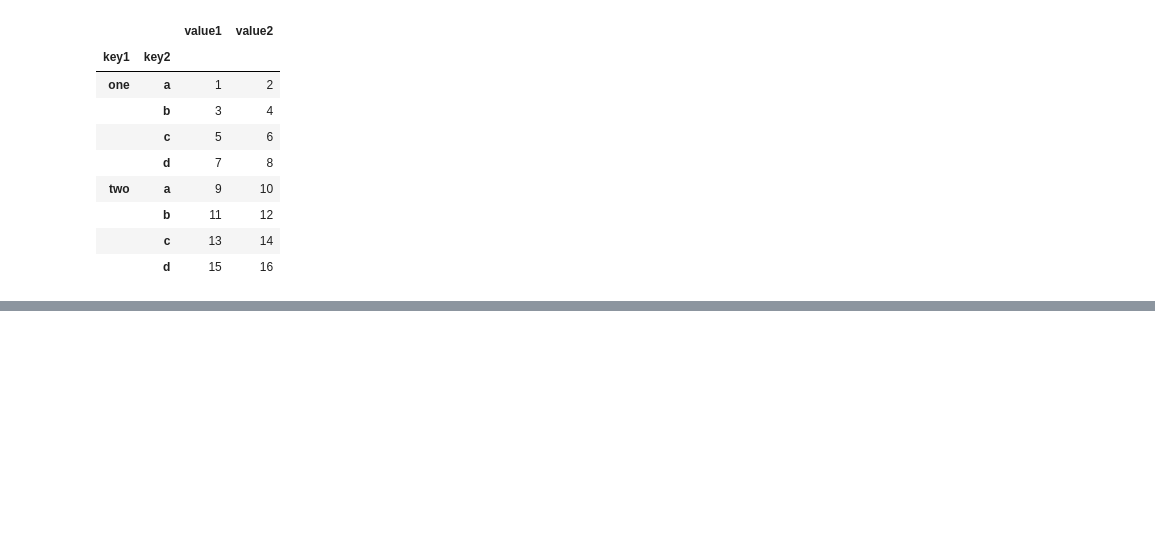
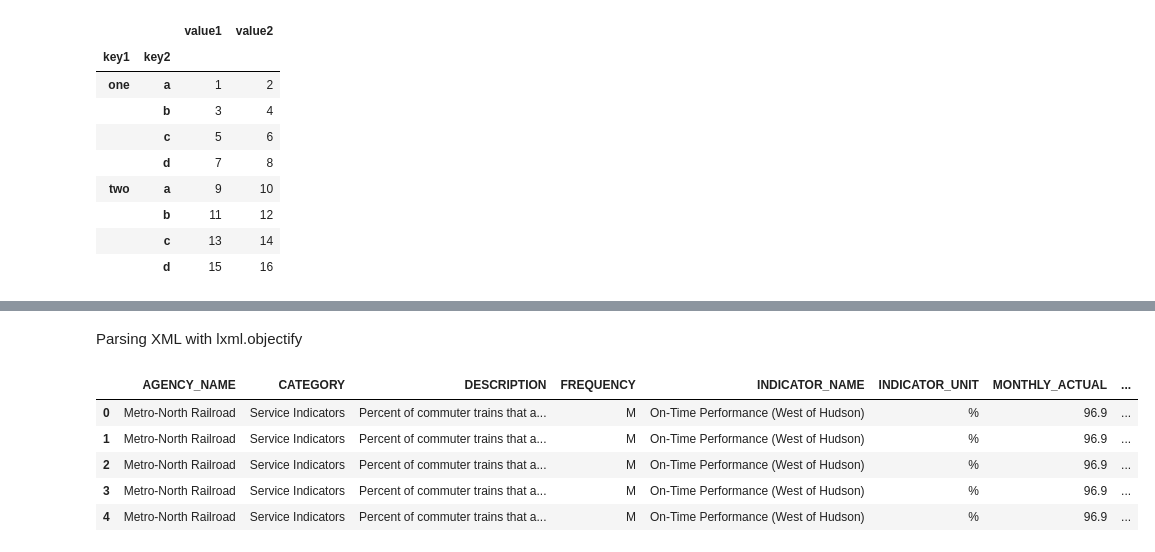
Before and after one commit to egalli64/pythonesque, a Jupyter notebook: pydata/Chapter0601.ipynb, the cells around one changed output, grey strips where cells are left out. Saved outputs shown, nothing was run; the diff lists cells and outputs as text; code cells hidden in the pictures; blank space fills up the shorter version.

```diff
--- a/pydata/Chapter0601.ipynb
+++ b/pydata/Chapter0601.ipynb
@@ -113,0 +155,5 @@ df
+# %%
+# show n rows from tables
+pd.options.display.max_rows = 6
+
+pd.read_csv('examples/ex6.csv')
@@ -113,0 +180,12 @@ df
+# %%
+# read a file in chunks
+chunker = pd.read_csv('examples/ex6.csv', chunksize=1000)
+print('chunker is a', type(chunker))
+
+tot_keys = pd.Series([])
+for piece in chunker:
+    tot_keys = tot_keys.add(piece['key'].value_counts(), fill_value=0)
+tot_keys = tot_keys.sort_values(ascending=False)
+
+pd.options.display.max_rows = None  # no limits
+tot_keys[:10]
@@ -113,0 +367,35 @@ df
+# %% [markdown]
+Parsing XML with lxml.objectify
+# %%
+from lxml import objectify
+
+path = 'datasets/mta_perf/Performance_MNR.xml'
+parsed = objectify.parse(open(path))
+root = parsed.getroot()
+
+# here root (tagged PERFORMANCE) contains many INDICATOR elements
+# %%
+data = []
+
+# not interested in this elements in INDICATOR
+skip_fields = ['PARENT_SEQ', 'INDICATOR_SEQ', 'DESIRED_CHANGE', 'DECIMAL_PLACES']
+
+# for each INDICATOR element in root
+for elt in root.INDICATOR:
+    el_data = {}
+    for child in elt.getchildren():
+        if child.tag in skip_fields:
+            continue
+        el_data[child.tag] = child.pyval
+        data.append(el_data)
+
+# the resulting data is pushed in a dataframe
+perf = pd.DataFrame(data)
+perf.head()
+# %% [output]
+|  | AGENCY_NAME | CATEGORY | DESCRIPTION | FREQUENCY | INDICATOR_NAME | INDICATOR_UNIT | MONTHLY_ACTUAL | ... |
+| 0 | Metro-North Railroad | Service Indicators | Percent of commuter trains that a... | M | On-Time Performance (West of Hudson) | % | 96.9 | ... |
+| 1 | Metro-North Railroad | Service Indicators | Percent of commuter trains that a... | M | On-Time Performance (West of Hudson) | % | 96.9 | ... |
+| 2 | Metro-North Railroad | Service Indicators | Percent of commuter trains that a... | M | On-Time Performance (West of Hudson) | % | 96.9 | ... |
+| 3 | Metro-North Railroad | Service Indicators | Percent of commuter trains that a... | M | On-Time Performance (West of Hudson) | % | 96.9 | ... |
+| 4 | Metro-North Railroad | Service Indicators | Percent of commuter trains that a... | M | On-Time Performance (West of Hudson) | % | 96.9 | ... |
```
Also changed, not shown: parts of 30 cells of this notebook, 9 other files.
